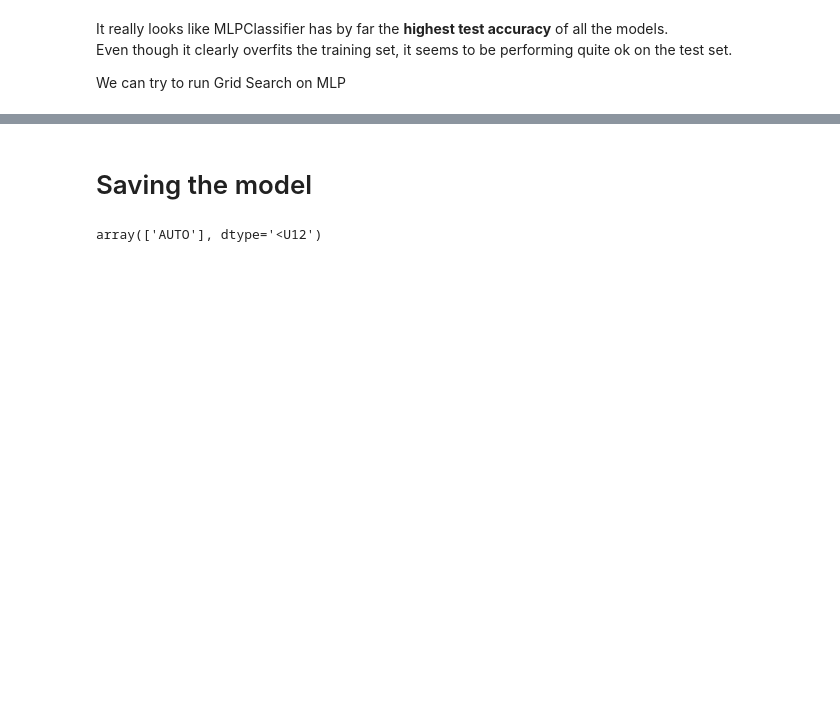
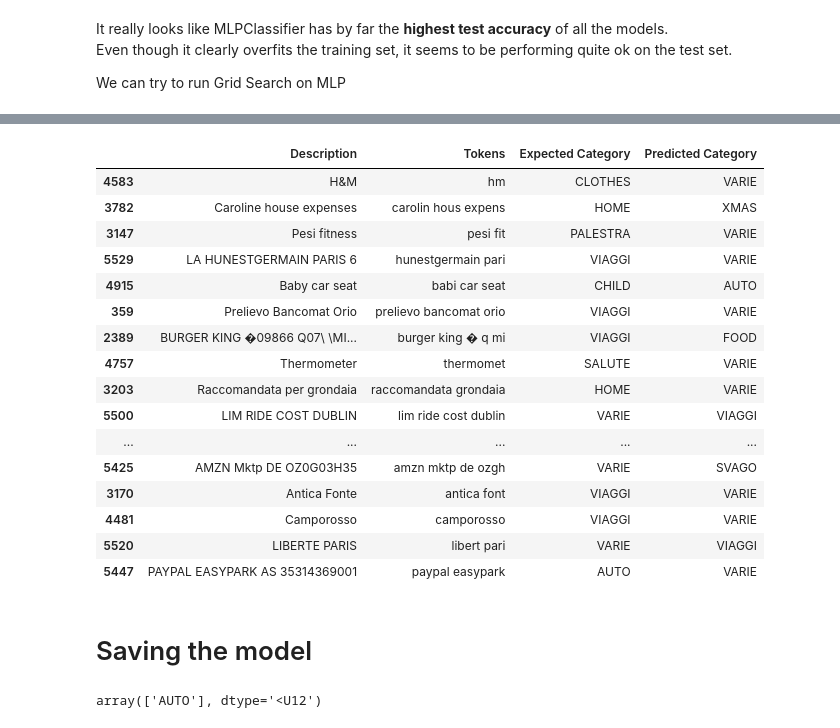
Before and after one commit to nicolasances/ml-notebooks, a Jupyter notebook: toto/toto-expenses-category-predict.ipynb, the cells around one changed output, grey strips where cells are left out. Cells and saved outputs as stored; diff of their text form; code cells hidden in the pictures; blank space fills up the shorter version.

Commit message:
Trained MLP

```diff
--- a/toto/toto-expenses-category-predict.ipynb
+++ b/toto/toto-expenses-category-predict.ipynb
@@ -200,2 +199,0 @@ Test accuracy: 0.7575
-# %%
-comparison_df = pd.DataFrame(data={"Tokens": test_df["tokens"], "Expected Category": test_df["category"], "Predicted Category": Y_test})
@@ -222,3 +200,7 @@ comparison_df[comparison_df["Expected Category"] != comparison_df["Predicted Cat
+# %%
+def check_misclassifications(test_df, Y_test):
+    comparison_df = pd.DataFrame(data={"Description": test_df["description"], "Tokens": test_df["tokens"], "Expected Category": test_df["category"], "Predicted Category": Y_test})
+    return comparison_df[comparison_df["Expected Category"] != comparison_df["Predicted Category"]]
 # %% [markdown]
 ### Trying One-hot encoding
 # %%
@@ -331,4 +307,8 @@ RandomForestClassifier()
 # %%
+rf_model = RandomForestClassifier(n_estimators=100)
+
+rf_model.fit(X_train, Y_train)
+
 # 1. Predict
 Y_test = rf_model.predict(X_test)
 Y_train_pred = rf_model.predict(X_train)
@@ -345,5 +325,5 @@ Test accuracy: 0.7829
 # %%
-mlp_model = MLPClassifier(hidden_layer_sizes=(30, 10))
+mlp_model = MLPClassifier(hidden_layer_sizes=(50, 25), max_iter=500, random_state=23, alpha=0.1)
 
 mlp_model.fit(X_train, Y_train)
 
@@ -389,3 +388,24 @@ print(f"Test accuracy: {accuracy:.4f}")
+# %%
+comparison = check_misclassifications(oh_test_df, Y_test)
+comparison.iloc[0:50]
+# %% [output]
+|  | Description | Tokens | Expected Category | Predicted Category |
+| 4583 | H&M | hm | CLOTHES | VARIE |
+| 3782 | Caroline house expenses | carolin hous expens | HOME | XMAS |
+| 3147 | Pesi fitness | pesi fit | PALESTRA | VARIE |
+| 5529 | LA HUNESTGERMAIN PARIS 6 | hunestgermain pari | VIAGGI | VARIE |
+| 4915 | Baby car seat | babi car seat | CHILD | AUTO |
+| 359 | Prelievo Bancomat Orio | prelievo bancomat orio | VIAGGI | VARIE |
+| 2389 | BURGER KING �09866 Q07\ \MI... | burger king � q mi | VIAGGI | FOOD |
+| 4757 | Thermometer | thermomet | SALUTE | VARIE |
+| 3203 | Raccomandata per grondaia | raccomandata grondaia | HOME | VARIE |
+| 5500 | LIM RIDE COST DUBLIN | lim ride cost dublin | VARIE | VIAGGI |
+| ... | ... | ... | ... | ... |
+| 5425 | AMZN Mktp DE OZ0G03H35 | amzn mktp de ozgh | VARIE | SVAGO |
+| 3170 | Antica Fonte | antica font | VIAGGI | VARIE |
+| 4481 | Camporosso | camporosso | VIAGGI | VARIE |
+| 5520 | LIBERTE PARIS | libert pari | VARIE | VIAGGI |
+| 5447 | PAYPAL EASYPARK AS 35314369001 | paypal easypark | AUTO | VARIE |
 # %% [markdown]
 # Saving the model
 # %%
```
Also changed, not shown: parts of 12 cells of this notebook.
